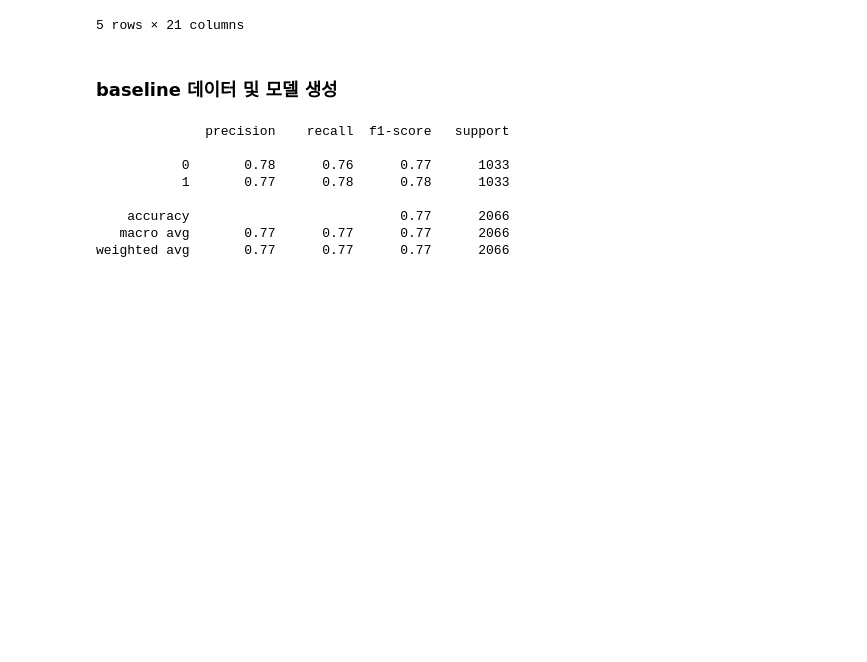
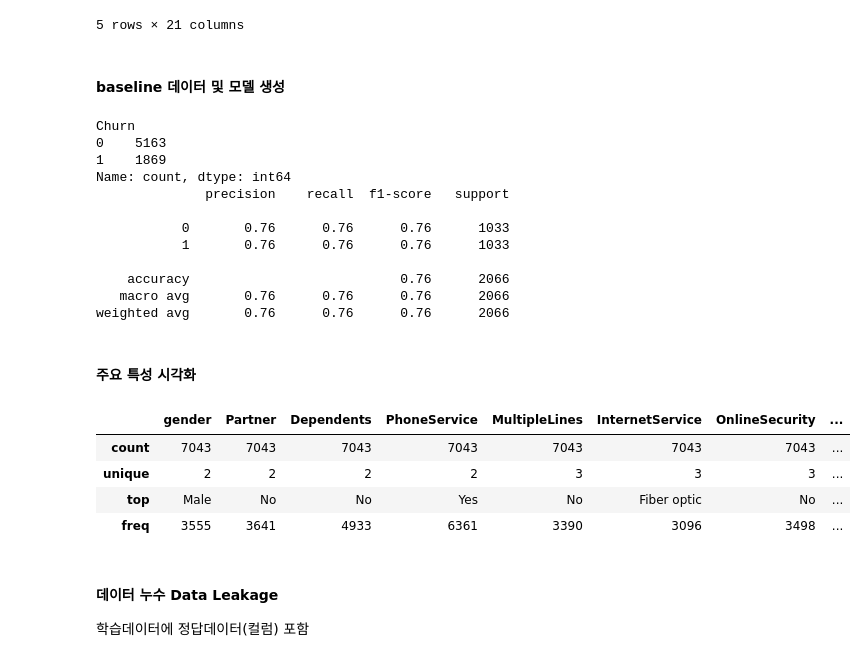
Before and after one commit to djdjdjdfh1/pandas-data-analysis, a Jupyter notebook: part7/7.4_review2_knn.ipynb, the cells around one changed output. Cells and saved outputs as stored; diff of their text form; code cells hidden in the pictures; blank space fills up the shorter version.

```diff
--- a/part7/7.4_review2_knn.ipynb
+++ b/part7/7.4_review2_knn.ipynb
@@ -88,7 +88,7 @@ df.head()
 | 4 | 9237-HQITU | Female | 0 | No | No | 2 | Yes | No | ... |
 5 rows × 21 columns
 # %% [markdown]
-### baseline 데이터 및 모델 생성
+#### baseline 데이터 및 모델 생성
 # %%
 # 피처선택
 base_df =  df.select_dtypes(include=['int','float']).copy()
@@ -97,13 +97,18 @@ base_df = base_df.dropna()
 X = base_df.drop(columns=['Churn']).to_numpy()
 y = base_df.Churn
 # 클래스 불균형
+print( y.value_counts() )
+from imblearn.under_sampling import RandomUnderSampler
 from imblearn.over_sampling import SMOTE
-smote = SMOTE(random_state=42)
-X_resampled, y_resampled = smote.fit_resample(X,y)
+# rus = RandomUnderSampler(random_state=42)
+# X,y = rus.fit_resample(X,y)
+
+smote = SMOTE()
+X,y = smote.fit_resample(X,y)
 
 # 데이터 분할
 from sklearn.model_selection import train_test_split
-x_train,x_test,y_train,y_test = train_test_split(X_resampled,y_resampled,stratify=y_resampled,test_size=0.2,random_state=42)
+x_train,x_test,y_train,y_test = train_test_split(X,y,stratify=y,test_size=0.2,random_state=42)
 # 스케일링
 from sklearn.preprocessing import StandardScaler
 scaler = StandardScaler()
@@ -119,11 +124,35 @@ from sklearn.metrics import classification_report
 predict = knn.predict(x_test_scaled)
 print(classification_report(y_test, predict))
 # %% [output]
+Churn
+0    5163
+1    1869
+Name: count, dtype: int64
               precision    recall  f1-score   support
 
-           0       0.78      0.76      0.77      1033
-           1       0.77      0.78      0.78      1033
+           0       0.76      0.76      0.76      1033
+           1       0.76      0.76      0.76      1033
 
-    accuracy                           0.77      2066
-   macro avg       0.77      0.77      0.77      2066
-weighted avg       0.77      0.77      0.77      2066
+    accuracy                           0.76      2066
+   macro avg       0.76      0.76      0.76      2066
+weighted avg       0.76      0.76      0.76      2066
+# %% [markdown]
+#### 주요 특성 시각화
+# %%
+# 고객 이탈에 여부 분류 모델
+url = 'https://raw.githubusercontent.com/IBM/telco-customer-churn-on-icp4d/master/data/Telco-Customer-Churn.csv'
+# 데이터 읽기
+import pandas as pd
+df = pd.read_csv(url)
+df = df.drop(columns=['customerID'])
+df.describe(include=['object'])
+# %% [output]
+|  | gender | Partner | Dependents | PhoneService | MultipleLines | InternetService | OnlineSecurity | ... |
+| count | 7043 | 7043 | 7043 | 7043 | 7043 | 7043 | 7043 | ... |
+| unique | 2 | 2 | 2 | 2 | 3 | 3 | 3 | ... |
+| top | Male | No | No | Yes | No | Fiber optic | No | ... |
+| freq | 3555 | 3641 | 4933 | 6361 | 3390 | 3096 | 3498 | ... |
+# %% [markdown]
+#### 데이터 누수 Data Leakage
+
+학습데이터에 정답데이터(컬럼) 포함
```
Also changed, not shown: parts of 16 cells of this notebook, 2 other files.
